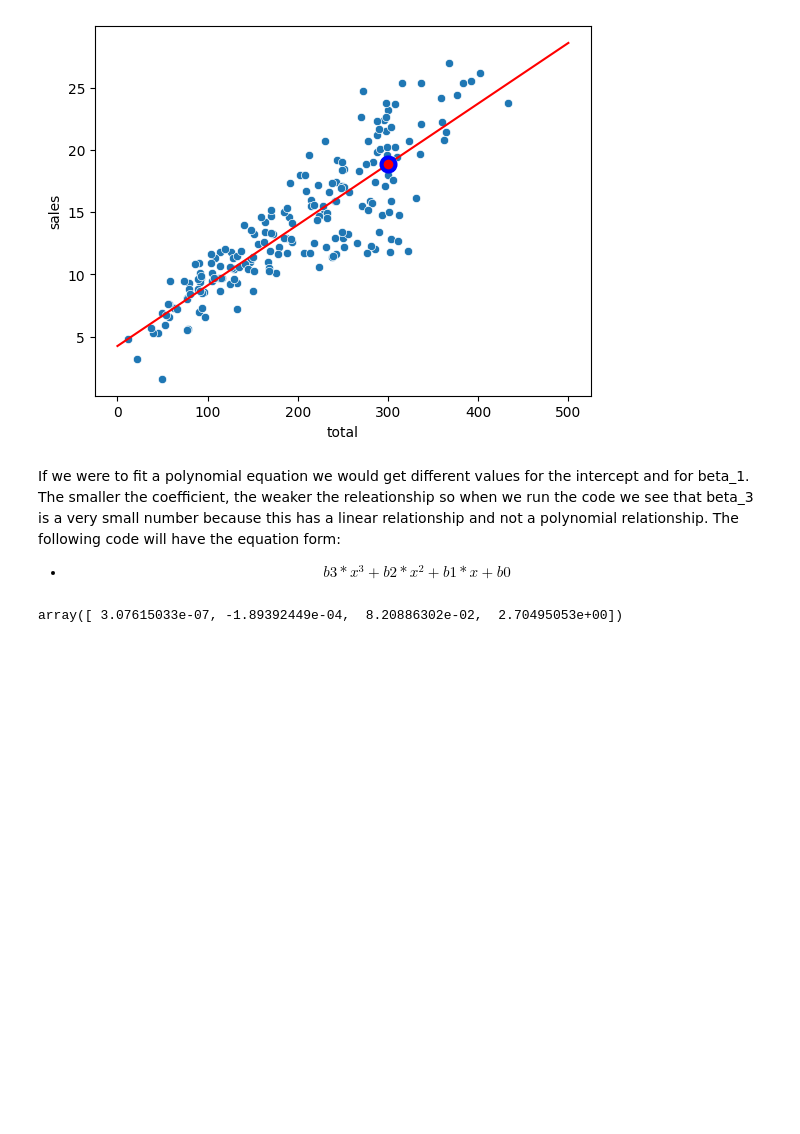
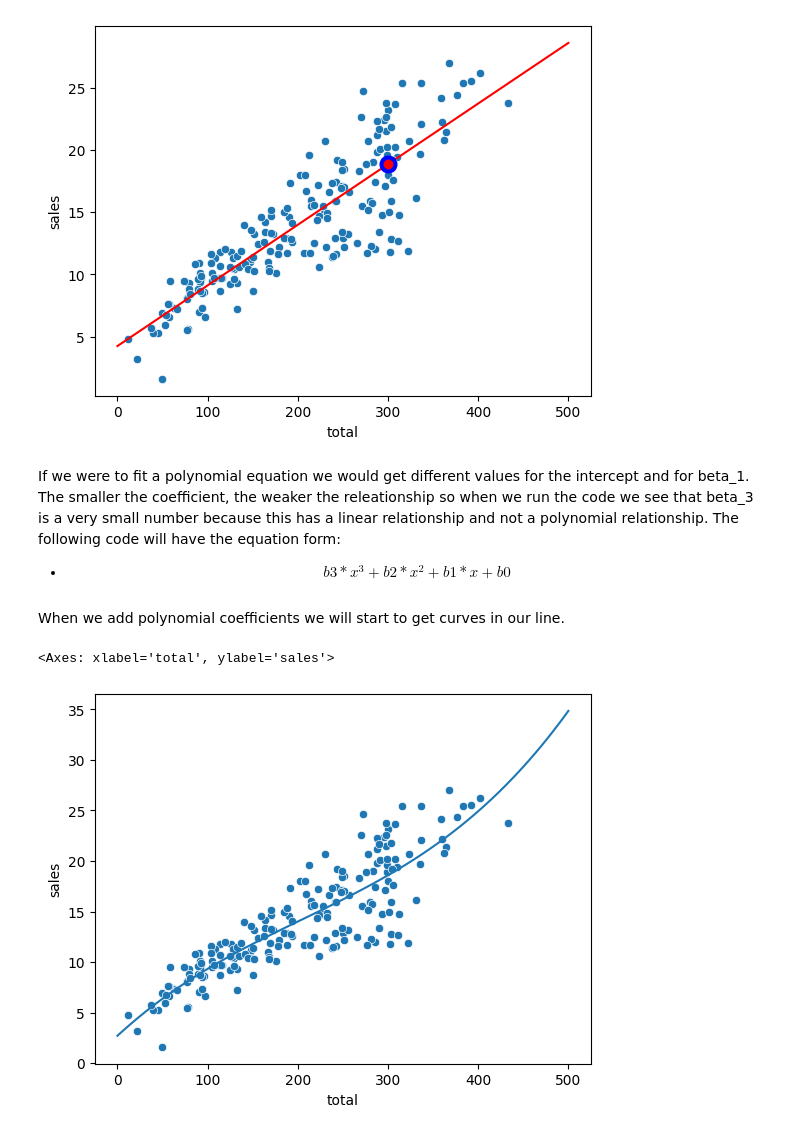
Before and after one commit to ryslipe/master_class, a Jupyter notebook: linear_regression/01_understanding_OLS.ipynb, the cells around one changed output. Saved outputs shown, nothing was run; the diff lists cells and outputs as text; code cells hidden in the pictures; blank space fills up the shorter version.

```diff
--- a/linear_regression/01_understanding_OLS.ipynb
+++ b/linear_regression/01_understanding_OLS.ipynb
@@ -199,6 +199,21 @@ If we were to fit a polynomial equation we would get different values for the in
 
 + $$b3*x^3 + b2*x^2 + b1*x + b0$$
 # %%
-np.polyfit(X, y, deg = 3)
+poly = np.polyfit(X, y, deg = 3)
-# %% [output]
-array([ 3.07615033e-07, -1.89392449e-04,  8.20886302e-02,  2.70495053e+00])
+# %% [markdown]
+When we add polynomial coefficients we will start to get curves in our line.
+# %%
+# polynomial example
+
+# 100 examples
+polynomial_spending = np.linspace(0, 500, 100)
+
+# predictions for those spending values
+poly_pred = poly[0] * polynomial_spending**3 + poly[1] * polynomial_spending**2 + poly[2] * polynomial_spending + poly[3]
+# %%
+# graph this new curve on to the original data
+plt.plot(polynomial_spending, poly_pred)
+sns.scatterplot(x = 'total', y = 'sales', data = ads)
+# %% [output]
+<Axes: xlabel='total', ylabel='sales'>
+[figure, added]
```
Also changed, not shown: 3 other files.
